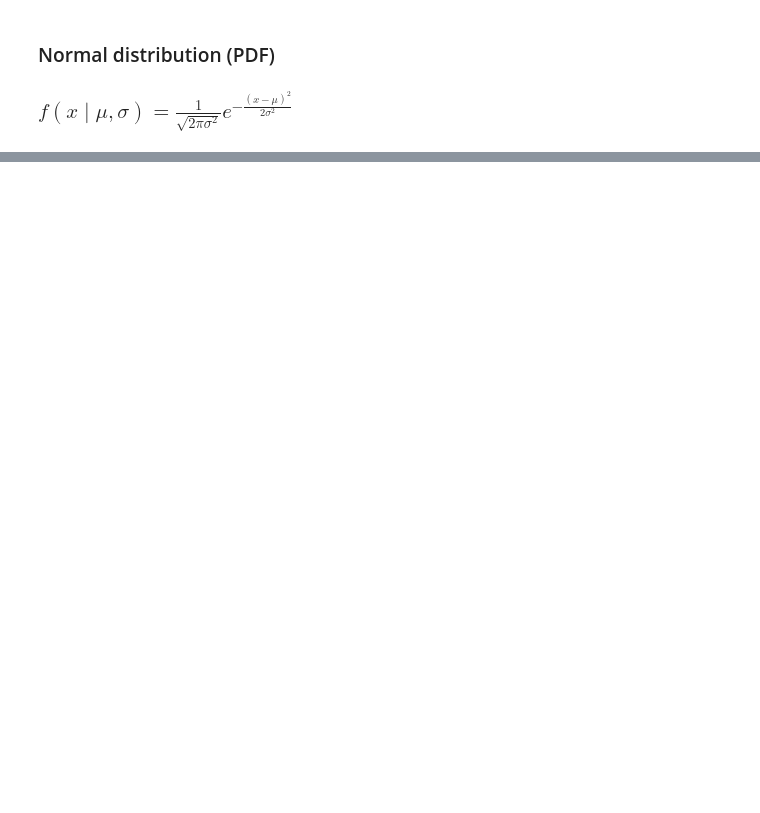
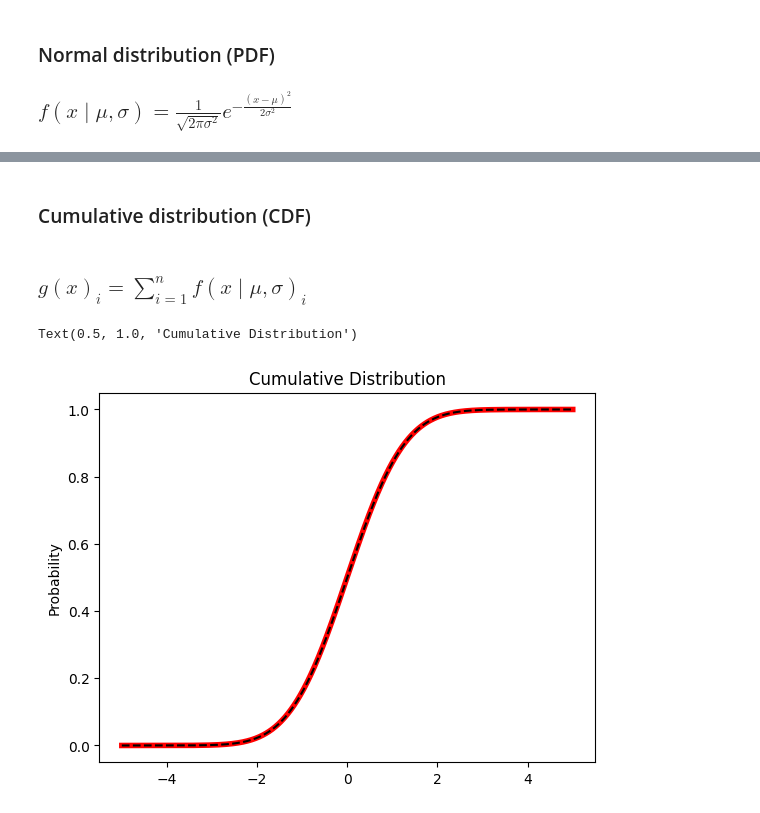
Before and after one commit to CalebSDHUB/statistics, a Jupyter notebook: basic-statistics.ipynb, the cells around one changed output, grey strips where cells are left out. Drawn from its saved outputs; the diff is of its cells as text; code cells hidden in the pictures; blank space fills up the shorter version.

```diff
--- a/basic-statistics.ipynb
+++ b/basic-statistics.ipynb
@@ -86,0 +89,22 @@ plt.legend()
+# %% [markdown]
+### Cumulative distribution (CDF)
+# %% [markdown]
+### $ g(x)_i = \sum_{i=1}^{n}{f(x \mid \mu, \sigma)_i}$
+# %%
+def cdf_dist(x, mu, sigma):
+    delta_x = (x[-1] - x[0]) / (len(x) - 1)
+    return np.cumsum(normal_dist(x, mu, sigma)) * delta_x
+
+mu = 0
+sigma = 1
+
+x = np.linspace(mu - 5*sigma, mu + 5*sigma, 1000)
+
+plt.plot(x, cdf_dist(x, mu, sigma), color="red", linewidth=4, label="Implemented")
+plt.plot(x, stats.norm.cdf(x, loc=mu, scale=sigma), color="black", linestyle="--", label="Scipy")
+
+plt.ylabel("Probability")
+plt.title("Cumulative Distribution")
+# %% [output]
+Text(0.5, 1.0, 'Cumulative Distribution')
+[figure, added]
```
Also changed, not shown: parts of 4 cells of this notebook.
